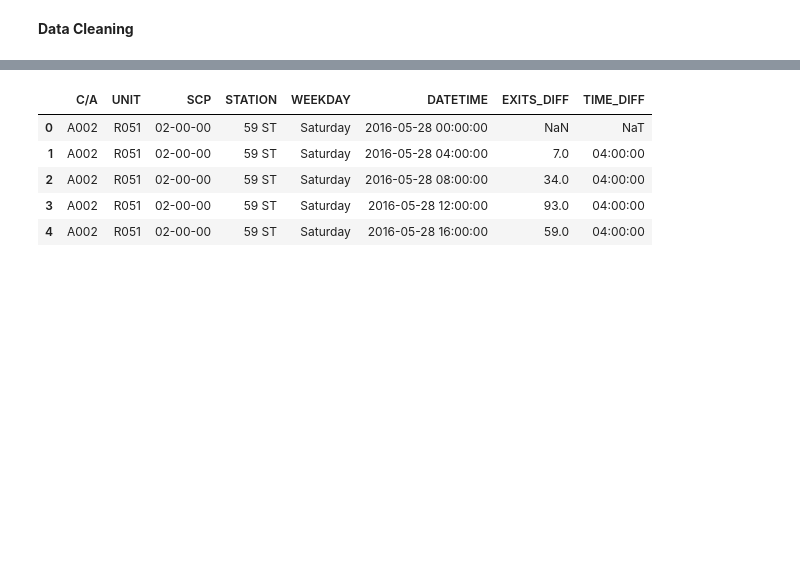
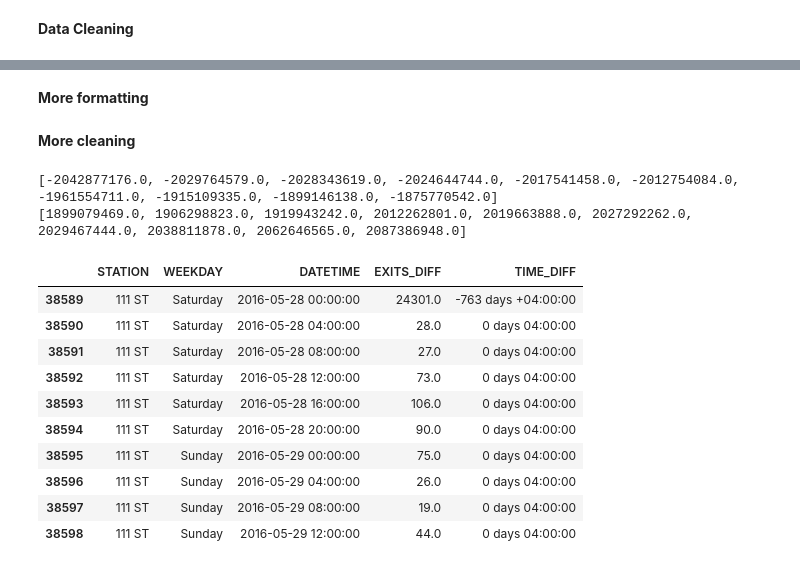
Before and after one commit to nalehc/gala_flyer_locations, a Jupyter notebook: project_benson_auste.ipynb, the cells around one changed output, grey strips where cells are left out. Cells and saved outputs as stored; diff of their text form; code cells hidden in the pictures; blank space fills up the shorter version.

```diff
--- a/project_benson_auste.ipynb
+++ b/project_benson_auste.ipynb
@@ -146,0 +123,16 @@ turnstiles_df.groupby(['STATION']).count().sort_values(by='EXITS', ascending=Fal
+# %%
+#Remove duplicates
+turnstiles_df.sort_values(['C/A', 'UNIT', 'SCP', 'STATION', 'WEEKDAY','DATETIME'], inplace = True, ascending = False)
+turnstiles_df.drop_duplicates(subset = ['C/A', 'UNIT', 'SCP', 'STATION', 'WEEKDAY','DATETIME'], inplace = True)
+
+#Check if duplicates are gone
+turnstiles_df.groupby(['C/A', 'UNIT', 'SCP', 'STATION', 'WEEKDAY','DATETIME']).EXITS.count().reset_index().sort_values(by='EXITS', ascending = False)
+
+
+#Remove timestamps with non-zero minutes and seconds
+
+
+#Handle negative or extreme EXITS_DIFF values
+
+#Remove non-New York stations (start with PTH)
+#turnstiles_df.groupby(['STATION']).value_count().sort_values()
@@ -146,0 +158,2 @@ turnstiles_df.groupby(['STATION']).count().sort_values(by='EXITS', ascending=Fal
+# %% [markdown]
+**More formatting**
@@ -147,11 +177,31 @@ turnstiles_df.groupby(['STATION']).count().sort_values(by='EXITS', ascending=Fal
+# %% [markdown]
+**More cleaning**
+# %%
+#Explore the distribution of EXITS_DIFF column
+exits_diff = sorted(list(turnstiles_df['EXITS_DIFF'].values))
+#print(exits_diff[:10])
+#print(exits_diff[-10:])
+
+
+#Remove rows with NaN values in previous exits column
+turnstiles_df.dropna(axis = 0, inplace = True)
+turnstiles_df.head()
+# %% [output]
+[-2042877176.0, -2029764579.0, -2028343619.0, -2024644744.0, -2017541458.0, -2012754084.0, -1961554711.0, -1915109335.0, -1899146138.0, -1875770542.0]
+[1899079469.0, 1906298823.0, 1919943242.0, 2012262801.0, 2019663888.0, 2027292262.0, 2029467444.0, 2038811878.0, 2062646565.0, 2087386948.0]
 # %%
 #Shorten the data frame
-turnstile_short = turnstiles_df[['C/A', 'UNIT', 'SCP', 'STATION', 'WEEKDAY','DATETIME', 'EXITS_DIFF', 'TIME_DIFF']]
-turnstile_short.head()
+turnstile_short = turnstiles_df[['STATION', 'WEEKDAY','DATETIME', 'EXITS_DIFF', 'TIME_DIFF']]
+turnstile_short.loc[turnstile_short['STATION'] == '111 ST'].head(10)
 # %% [output]
-|  | C/A | UNIT | SCP | STATION | WEEKDAY | DATETIME | EXITS_DIFF | TIME_DIFF |
-| 0 | A002 | R051 | 02-00-00 | 59 ST | Saturday | 2016-05-28 00:00:00 | NaN | NaT |
-| 1 | A002 | R051 | 02-00-00 | 59 ST | Saturday | 2016-05-28 04:00:00 | 7.0 | 04:00:00 |
-| 2 | A002 | R051 | 02-00-00 | 59 ST | Saturday | 2016-05-28 08:00:00 | 34.0 | 04:00:00 |
-| 3 | A002 | R051 | 02-00-00 | 59 ST | Saturday | 2016-05-28 12:00:00 | 93.0 | 04:00:00 |
-| 4 | A002 | R051 | 02-00-00 | 59 ST | Saturday | 2016-05-28 16:00:00 | 59.0 | 04:00:00 |
+|  | STATION | WEEKDAY | DATETIME | EXITS_DIFF | TIME_DIFF |
+| 38589 | 111 ST | Saturday | 2016-05-28 00:00:00 | 24301.0 | -763 days +04:00:00 |
+| 38590 | 111 ST | Saturday | 2016-05-28 04:00:00 | 28.0 | 0 days 04:00:00 |
+| 38591 | 111 ST | Saturday | 2016-05-28 08:00:00 | 27.0 | 0 days 04:00:00 |
+| 38592 | 111 ST | Saturday | 2016-05-28 12:00:00 | 73.0 | 0 days 04:00:00 |
+| 38593 | 111 ST | Saturday | 2016-05-28 16:00:00 | 106.0 | 0 days 04:00:00 |
+| 38594 | 111 ST | Saturday | 2016-05-28 20:00:00 | 90.0 | 0 days 04:00:00 |
+| 38595 | 111 ST | Sunday | 2016-05-29 00:00:00 | 75.0 | 0 days 04:00:00 |
+| 38596 | 111 ST | Sunday | 2016-05-29 04:00:00 | 26.0 | 0 days 04:00:00 |
+| 38597 | 111 ST | Sunday | 2016-05-29 08:00:00 | 19.0 | 0 days 04:00:00 |
+| 38598 | 111 ST | Sunday | 2016-05-29 12:00:00 | 44.0 | 0 days 04:00:00 |
```
Also changed, not shown: parts of 5 cells of this notebook.
